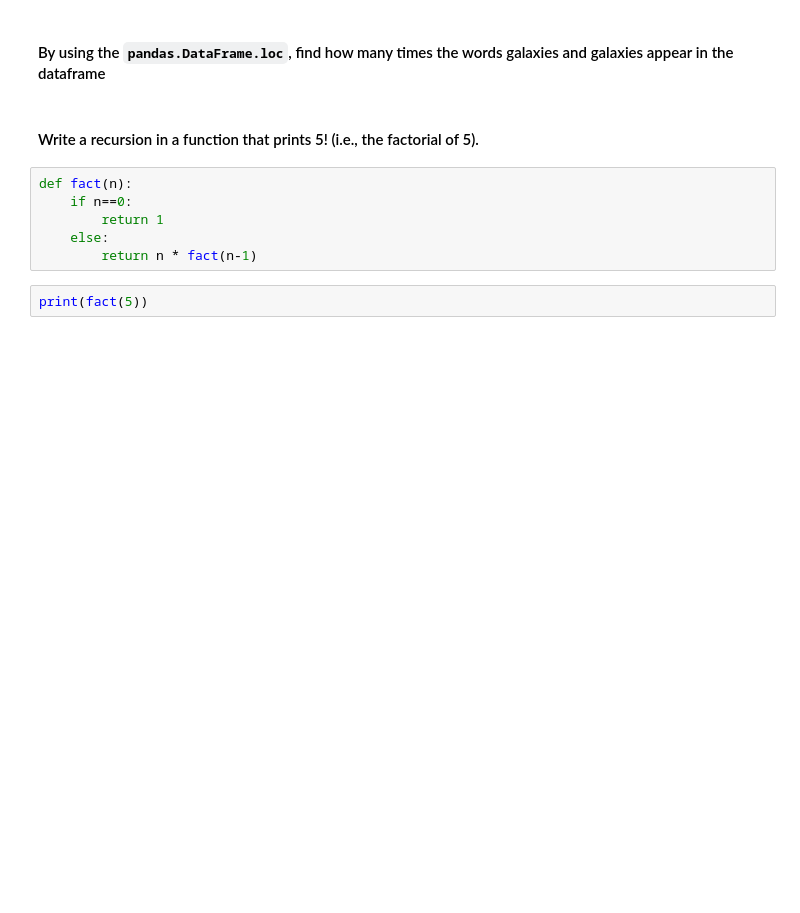
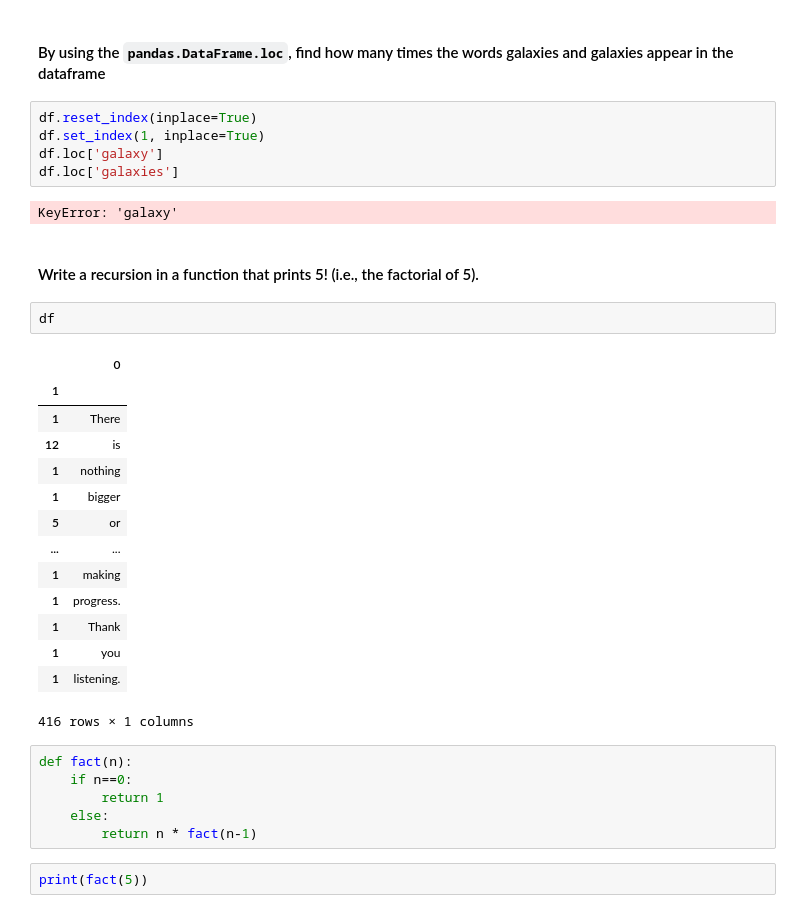
Before and after one commit to tsolakisgeo/CLCV25922, a Jupyter notebook: studenthub/tirukkala/7/DHAW2022-Class7-Assignment copy.ipynb, the cells around one changed output. Cells and saved outputs as stored; diff of their text form; blank space fills up the shorter version.

```diff
--- a/studenthub/tirukkala/7/DHAW2022-Class7-Assignment copy.ipynb
+++ b/studenthub/tirukkala/7/DHAW2022-Class7-Assignment copy.ipynb
@@ -193,7 +233,31 @@ df.loc[,0]
 # %% [markdown]
 #### By using the `pandas.DataFrame.loc`, find how many times the words galaxies and galaxies appear in the dataframe
+# %%
+df.reset_index(inplace=True)
+df.set_index(1, inplace=True)
+df.loc['galaxy']
+df.loc['galaxies']
+# %% [output]
+KeyError: 'galaxy'
 # %% [markdown]
 #### Write a recursion in a function that prints 5! (i.e., the factorial of 5).
+# %%
+df
+# %% [output]
+|  | 0 |
+| 1 |  |
+| 1 | There |
+| 12 | is |
+| 1 | nothing |
+| 1 | bigger |
+| 5 | or |
+| ... | ... |
+| 1 | making |
+| 1 | progress. |
+| 1 | Thank |
+| 1 | you |
+| 1 | listening. |
+416 rows × 1 columns
 # %%
 def fact(n):
     if n==0:
```
Also changed, not shown: parts of 7 cells of this notebook.
